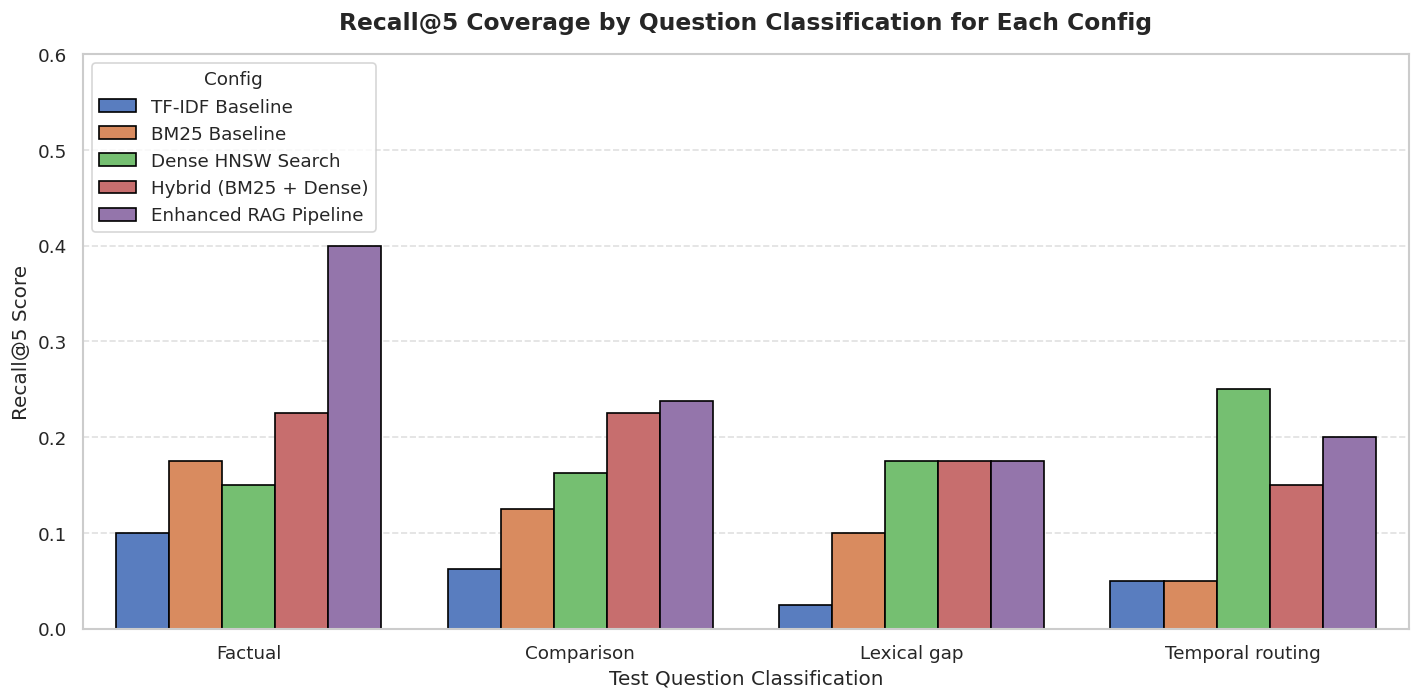
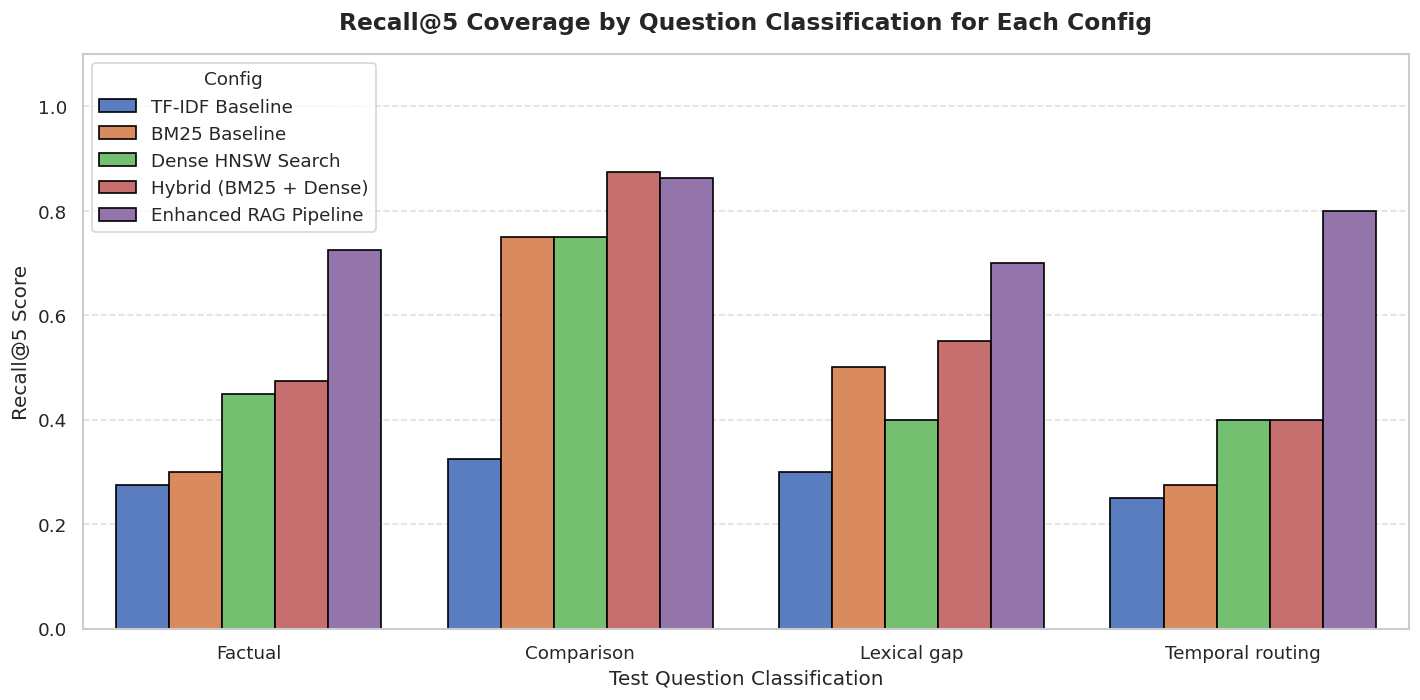
Unified diff of the notebook cell whose output changed from the first chart to the second:
--- before
+++ after
@@ -6,5 +6,5 @@
 plt.xlabel("Test Question Classification", fontsize=12)
 plt.ylabel("Recall@5 Score", fontsize=12)
-plt.ylim(0, 0.6)
+plt.ylim(0, 1.1)
 plt.legend(title="Config", title_fontsize=11, loc="upper left")
 plt.grid(axis="y", linestyle="--", alpha=0.6)

Commit: docs: update ablation study results with balanced 80-query dataset